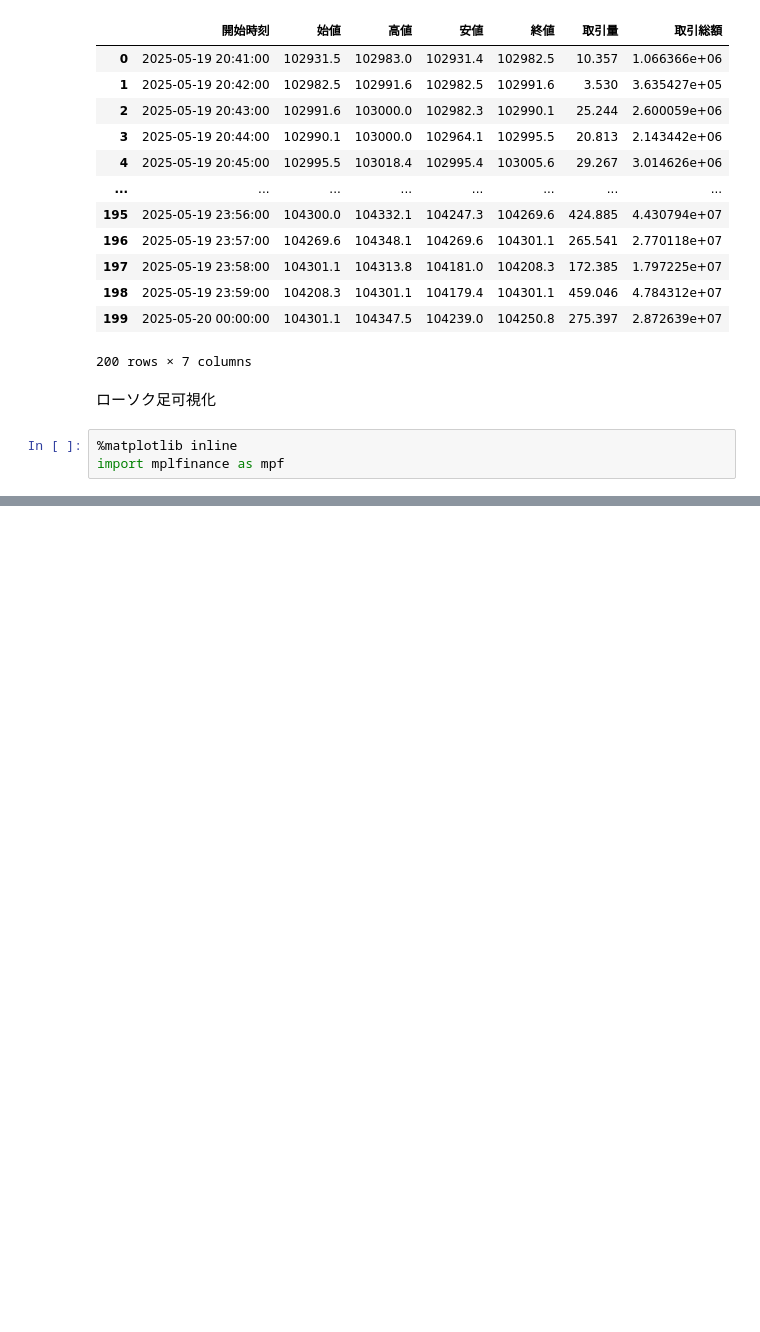
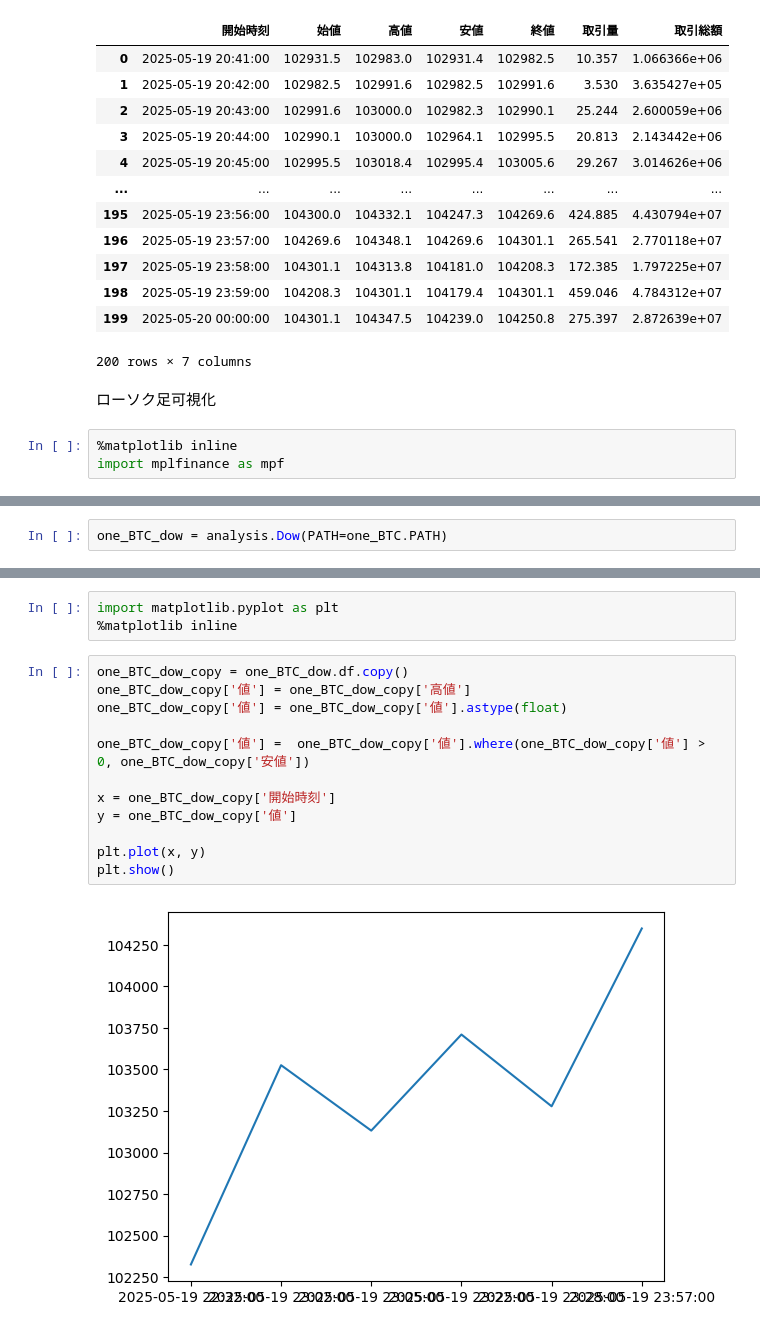
Before and after one commit to tomoyq/auto-trade, a Jupyter notebook: dev.ipynb, the cells around one changed output, grey strips where cells are left out. Saved outputs shown, nothing was run; the diff lists cells and outputs as text; blank space fills up the shorter version.

```diff
--- a/dev.ipynb
+++ b/dev.ipynb
@@ -108,0 +311,2 @@ ValueError: Column "Open" NOT FOUND in Input DataFrame!
+# %%
+one_BTC_dow = analysis.Dow(PATH=one_BTC.PATH)
@@ -108,0 +329,17 @@ ValueError: Column "Open" NOT FOUND in Input DataFrame!
+# %%
+import matplotlib.pyplot as plt
+%matplotlib inline
+# %%
+one_BTC_dow_copy = one_BTC_dow.df.copy()
+one_BTC_dow_copy['値'] = one_BTC_dow_copy['高値']
+one_BTC_dow_copy['値'] = one_BTC_dow_copy['値'].astype(float)
+
+one_BTC_dow_copy['値'] =  one_BTC_dow_copy['値'].where(one_BTC_dow_copy['値'] > 0, one_BTC_dow_copy['安値'])
+
+x = one_BTC_dow_copy['開始時刻']
+y = one_BTC_dow_copy['値']
+
+plt.plot(x, y)
+plt.show()
+# %% [output]
+[figure, added]
```
Also changed, not shown: parts of 37 cells of this notebook, 7 other files.
